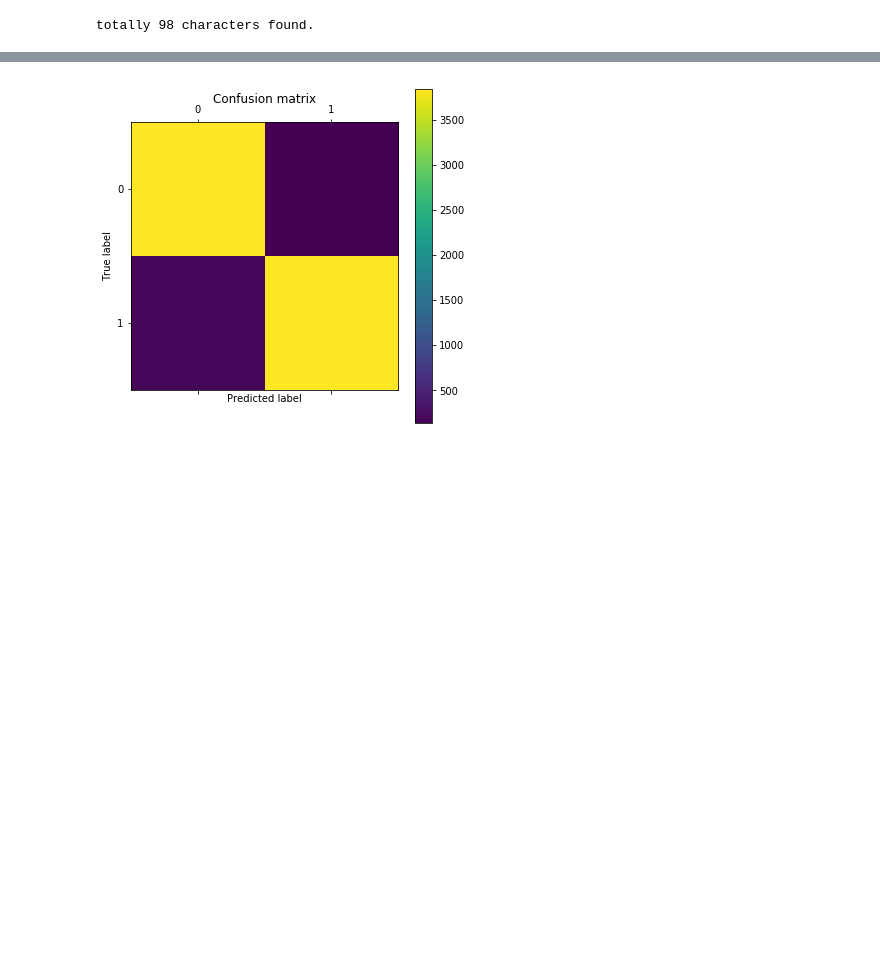
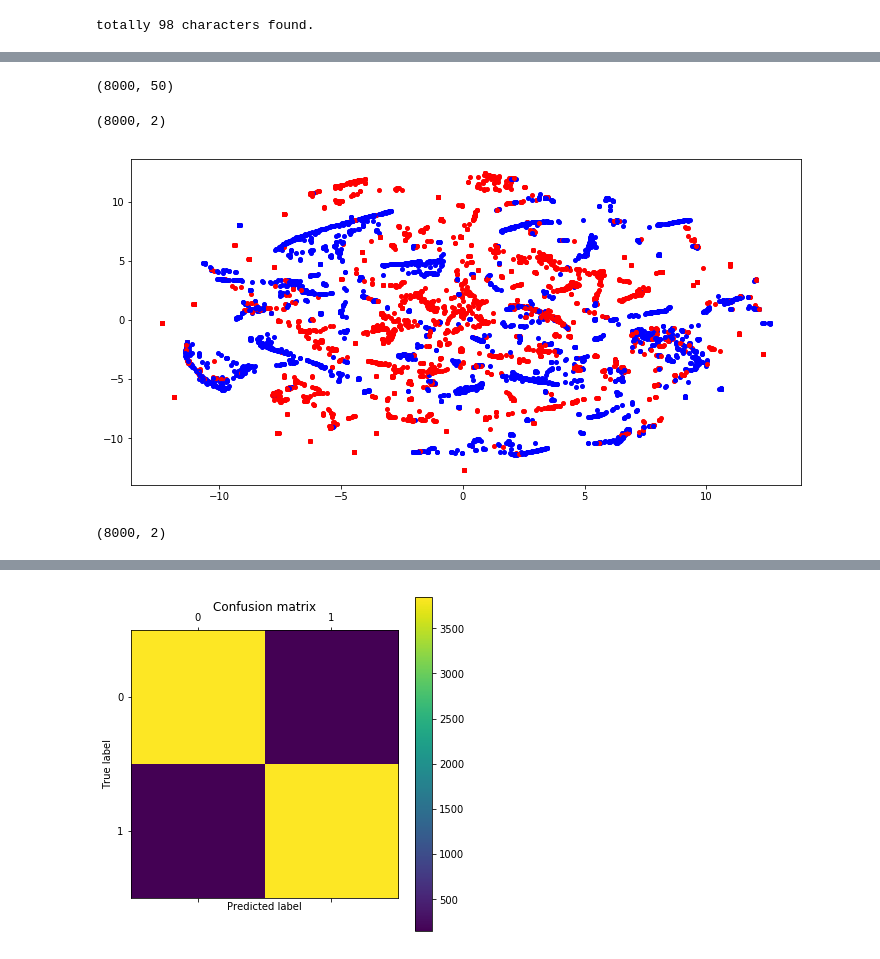
Before and after one commit to open-science-us/open-science, a Jupyter notebook: project/URL/Phishing-URLs-RF.ipynb, the cells around one changed output, grey strips where cells are left out. Drawn from its saved outputs; the diff is of its cells as text; code cells hidden in the pictures; blank space fills up the shorter version.

```diff
--- a/project/URL/Phishing-URLs-RF.ipynb
+++ b/project/URL/Phishing-URLs-RF.ipynb
@@ -175,6 +234,8 @@ def getTokens(url):
       tokensByDot = tokensByDot + tempTokens
     allTokens = allTokens + tokens + tokensByDot
   allTokens = list(set(allTokens))	#remove redundant tokens
+  if "b'http:" in allTokens:
+    allTokens.remove("b'http:")
   if '' in allTokens:
     allTokens.remove('')
   if 'com' in allTokens:
@@ -212,3 +272,40 @@ pickle.dump(X_train, open( "X_train.pkl", "wb" ))
 pickle.dump(X_test, open( "X_test.pkl", "wb" ))
 pickle.dump(Y_train, open( "Y_train.pkl", "wb" ))
 pickle.dump(Y_test, open( "Y_test.pkl", "wb" ))
+# %%
+from sklearn.decomposition import TruncatedSVD
+
+X_test_SVD = TruncatedSVD(n_components=50, random_state=0).fit_transform(X_test)
+
+X_test_SVD.shape
+# %% [output]
+(8000, 50)
+# %%
+from sklearn.manifold import TSNE
+
+X_test_tsne = TSNE(n_components=2).fit_transform(X_test_SVD)
+
+X_test_tsne.shape
+# %% [output]
+(8000, 2)
+# %%
+for i in range(len(X_test_tsne)):
+    if (Y_test[i] == 0):
+        color = 'b'
+    elif (Y_test[i] == 1):
+        color = 'r'
+    else:
+        color = 'g'
+    plt.plot(X_test_tsne[i,0], X_test_tsne[i,1], marker='o', color=color, markersize=4)
+
+plt.show()
+# %% [output]
+[figure, added]
+# %%
+from sklearn.decomposition import PCA
+
+X_test_pca = PCA(n_components=2).fit_transform(X_test_SVD)
+
+X_test_pca.shape
+# %% [output]
+(8000, 2)
```
Also changed, not shown: parts of 14 cells of this notebook.
